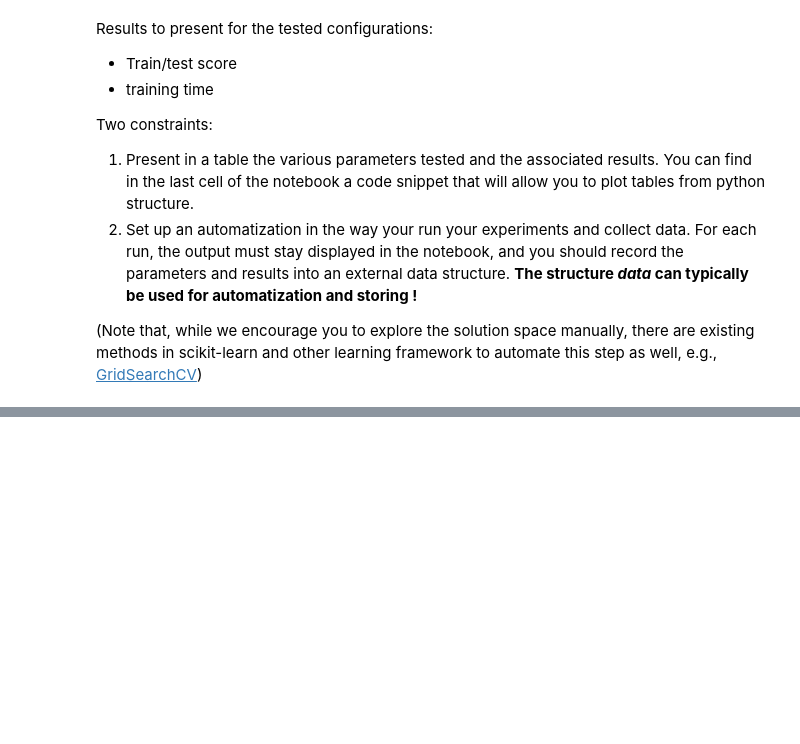
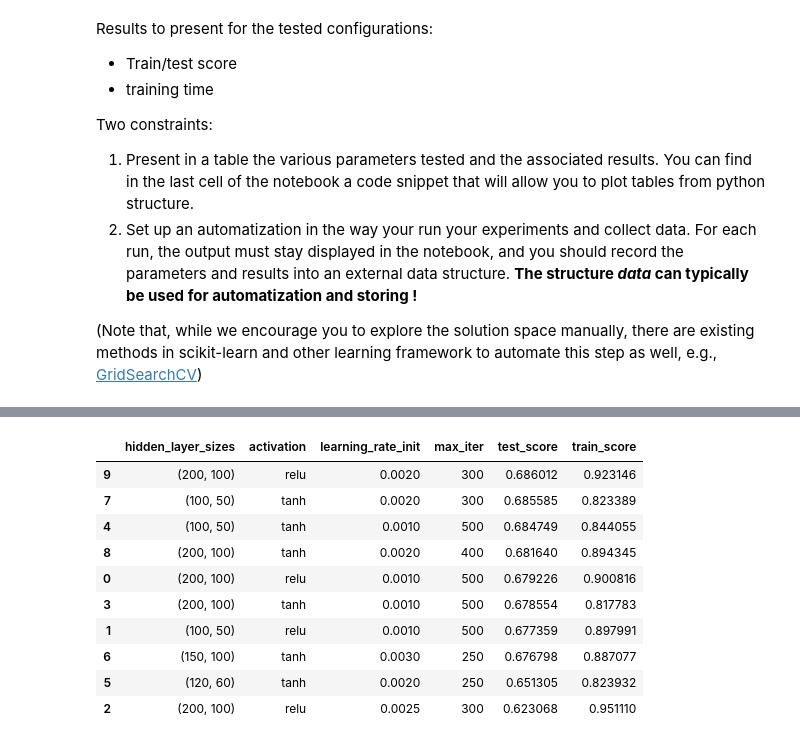
Before and after one commit to dcocoma/Machine-Learning, a Jupyter notebook: ML/mlp.ipynb, the cells around one changed output, grey strips where cells are left out. Drawn from its saved outputs; the diff is of its cells as text; code cells hidden in the pictures; blank space fills up the shorter version.

```diff
--- a/ML/mlp.ipynb
+++ b/ML/mlp.ipynb
@@ -211,32 +234,44 @@ print('Test score:  ', mlp.score(x_test, y_test))
 # %%
 # Code snippet to display a nice table in jupyter notebooks  (remove from report)
 import pandas as pd
 data = []
 data.append({'hidden_layer_sizes': (200,100), 'activation': 'relu', 'learning_rate_init': 0.001, 'max_iter': 500})
 data.append({'hidden_layer_sizes': (100,50), 'activation': 'relu', 'learning_rate_init': 0.001, 'max_iter': 500})
-data.append({'hidden_layer_sizes': (50,25), 'activation': 'relu', 'learning_rate_init': 0.001, 'max_iter': 500})
+data.append({'hidden_layer_sizes': (200,100), 'activation': 'relu', 'learning_rate_init': 0.0025, 'max_iter': 300})
 data.append({'hidden_layer_sizes': (200,100),'activation': 'tanh', 'learning_rate_init': 0.001, 'max_iter': 500})
 data.append({'hidden_layer_sizes': (100,50), 'activation': 'tanh', 'learning_rate_init': 0.001, 'max_iter': 500})
-data.append({'hidden_layer_sizes': (50,25), 'activation': 'tanh', 'learning_rate_init': 0.001, 'max_iter': 500})
-data.append({'hidden_layer_sizes': (200,100),'activation': 'relu', 'learning_rate_init': 0.01, 'max_iter': 500})
+data.append({'hidden_layer_sizes': (120,60), 'activation': 'tanh', 'learning_rate_init': 0.002, 'max_iter': 250})
+data.append({'hidden_layer_sizes': (150,100),'activation': 'tanh', 'learning_rate_init': 0.003, 'max_iter': 250})
 data.append({'hidden_layer_sizes': (100,50), 'activation': 'tanh', 'learning_rate_init': 0.002, 'max_iter': 300})
-data.append({'hidden_layer_sizes': (50,25), 'activation': 'tanh', 'learning_rate_init': 0.02, 'max_iter': 500})
-data.append({'hidden_layer_sizes': (50,25), 'activation': 'relu', 'learning_rate_init': 0.02, 'max_iter': 500})
+data.append({'hidden_layer_sizes': (200,100), 'activation': 'tanh', 'learning_rate_init': 0.002, 'max_iter': 400})
+data.append({'hidden_layer_sizes': (200,100), 'activation': 'relu', 'learning_rate_init': 0.002, 'max_iter': 300})
 
 for d in data :
     mlp = MLPRegressor(hidden_layer_sizes=d['hidden_layer_sizes'],
                        activation = d['activation'],
                        max_iter=d['max_iter'],
                        learning_rate_init = d['learning_rate_init'],
                        random_state=1
                       )
     mlp.fit(x_train, y_train) # train the MLP
     d['test_score'] = mlp.score(x_test, y_test)
     d['train_score'] = mlp.score(x_train, y_train)
 table = pd.DataFrame.from_dict(data)
 table = table.replace(np.nan, '-')
 table = table.sort_values(by='test_score', ascending=False)
 table
+# %% [output]
+|  | hidden_layer_sizes | activation | learning_rate_init | max_iter | test_score | train_score |
+| 9 | (200, 100) | relu | 0.0020 | 300 | 0.686012 | 0.923146 |
+| 7 | (100, 50) | tanh | 0.0020 | 300 | 0.685585 | 0.823389 |
+| 4 | (100, 50) | tanh | 0.0010 | 500 | 0.684749 | 0.844055 |
+| 8 | (200, 100) | tanh | 0.0020 | 400 | 0.681640 | 0.894345 |
+| 0 | (200, 100) | relu | 0.0010 | 500 | 0.679226 | 0.900816 |
+| 3 | (200, 100) | tanh | 0.0010 | 500 | 0.678554 | 0.817783 |
+| 1 | (100, 50) | relu | 0.0010 | 500 | 0.677359 | 0.897991 |
+| 6 | (150, 100) | tanh | 0.0030 | 250 | 0.676798 | 0.887077 |
+| 5 | (120, 60) | tanh | 0.0020 | 250 | 0.651305 | 0.823932 |
+| 2 | (200, 100) | relu | 0.0025 | 300 | 0.623068 | 0.951110 |
 # %% [markdown]
 ## Evaluation
 
```
Also changed, not shown: parts of 14 cells of this notebook.
